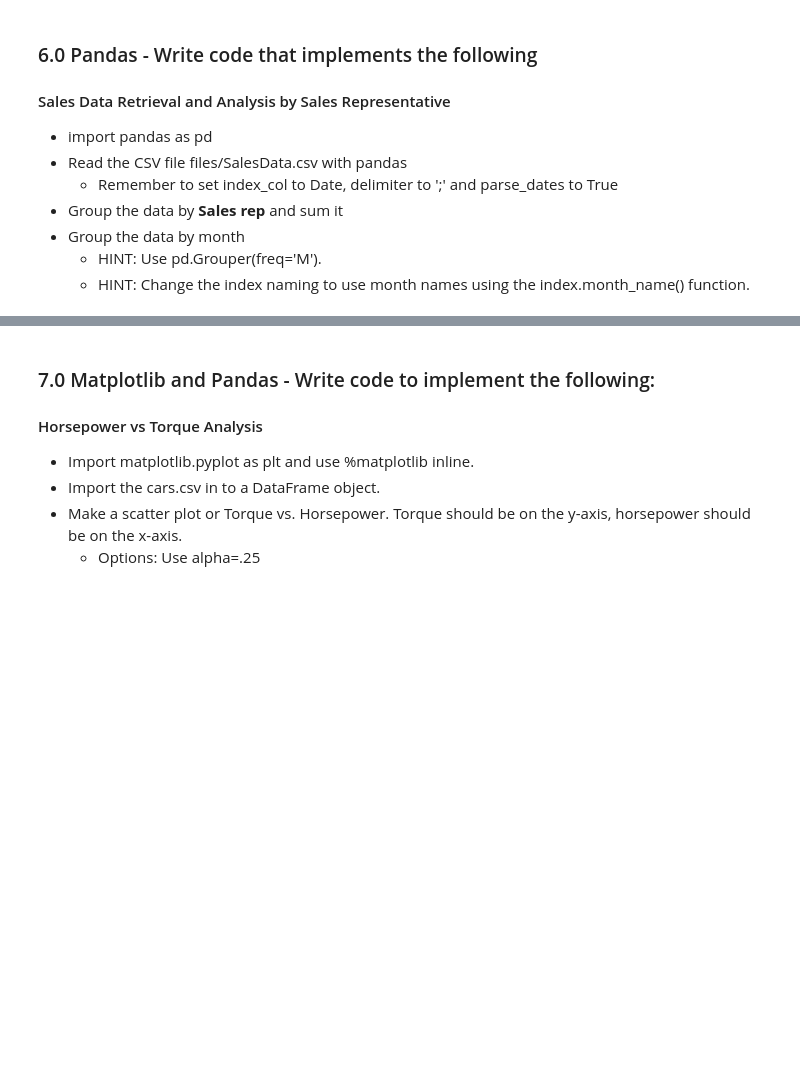
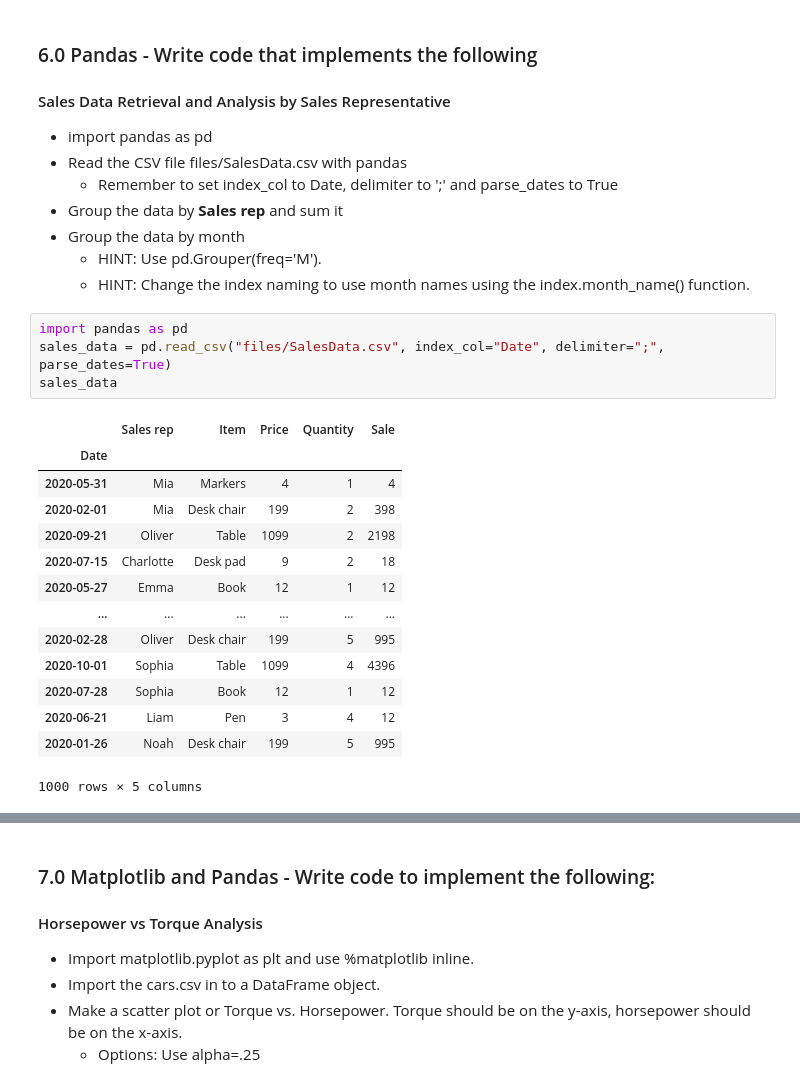
Before and after one commit to Ezequiel-Valencia/grad-5100, a Jupyter notebook: HW 3/assignment_01_python_fundamentals.ipynb, the cells around one changed output, grey strips where cells are left out. Saved outputs shown, nothing was run; the diff lists cells and outputs as text; blank space fills up the shorter version.

```diff
--- a/HW 3/assignment_01_python_fundamentals.ipynb
+++ b/HW 3/assignment_01_python_fundamentals.ipynb
@@ -74,3 +139,22 @@ You are 24 years == 8760 days == 210240 hours == 12614400 seconds old.
 - Group the data by month
     - HINT: Use pd.Grouper(freq='M').
     - HINT: Change the index naming to use month names using the index.month_name() function.
+# %%
+import pandas as pd
+sales_data = pd.read_csv("files/SalesData.csv", index_col="Date", delimiter=";", parse_dates=True)
+sales_data
+# %% [output]
+|  | Sales rep | Item | Price | Quantity | Sale |
+| Date |  |  |  |  |  |
+| 2020-05-31 | Mia | Markers | 4 | 1 | 4 |
+| 2020-02-01 | Mia | Desk chair | 199 | 2 | 398 |
+| 2020-09-21 | Oliver | Table | 1099 | 2 | 2198 |
+| 2020-07-15 | Charlotte | Desk pad | 9 | 2 | 18 |
+| 2020-05-27 | Emma | Book | 12 | 1 | 12 |
+| ... | ... | ... | ... | ... | ... |
+| 2020-02-28 | Oliver | Desk chair | 199 | 5 | 995 |
+| 2020-10-01 | Sophia | Table | 1099 | 4 | 4396 |
+| 2020-07-28 | Sophia | Book | 12 | 1 | 12 |
+| 2020-06-21 | Liam | Pen | 3 | 4 | 12 |
+| 2020-01-26 | Noah | Desk chair | 199 | 5 | 995 |
+1000 rows × 5 columns
```
Also changed, not shown: parts of 17 cells of this notebook, 3 other files.
